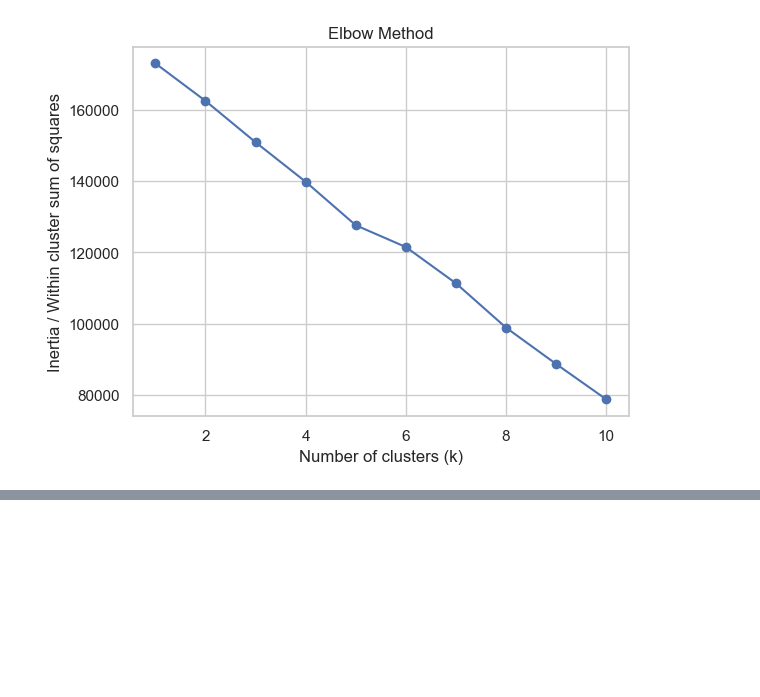
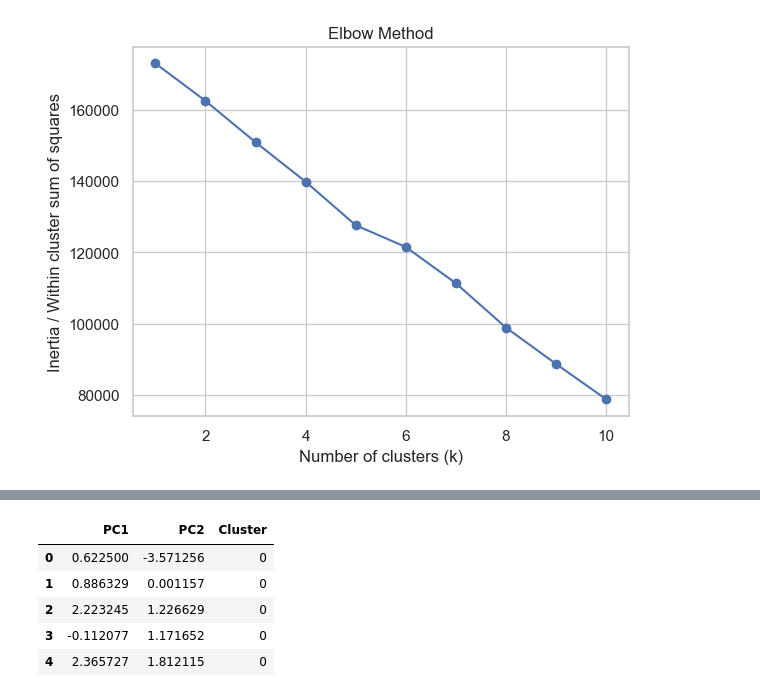
Before and after one commit to jasleenjk07/patient-segmentation-system, a Jupyter notebook: notebooks/01_EDA.ipynb, the cells around one changed output, grey strips where cells are left out. Cells and saved outputs as stored; diff of their text form; code cells hidden in the pictures; blank space fills up the shorter version.

```diff
--- a/notebooks/01_EDA.ipynb
+++ b/notebooks/01_EDA.ipynb
@@ -188,0 +232,16 @@ plt.show()
+# %%
+from sklearn.decomposition import PCA
+
+pca = PCA(n_components = 2)
+pca_data = pca.fit_transform(scaled_df.drop(columns=["Cluster"]))
+
+pca_df = pd.DataFrame(pca_data, columns=["PC1", "PC2"])
+pca_df["Cluster"] = scaled_df["Cluster"]
+pca_df.head()
+# %% [output]
+|  | PC1 | PC2 | Cluster |
+| 0 | 0.622500 | -3.571256 | 0 |
+| 1 | 0.886329 | 0.001157 | 0 |
+| 2 | 2.223245 | 1.226629 | 0 |
+| 3 | -0.112077 | 1.171652 | 0 |
+| 4 | 2.365727 | 1.812115 | 0 |
```
Also changed, not shown: parts of 5 cells of this notebook.
